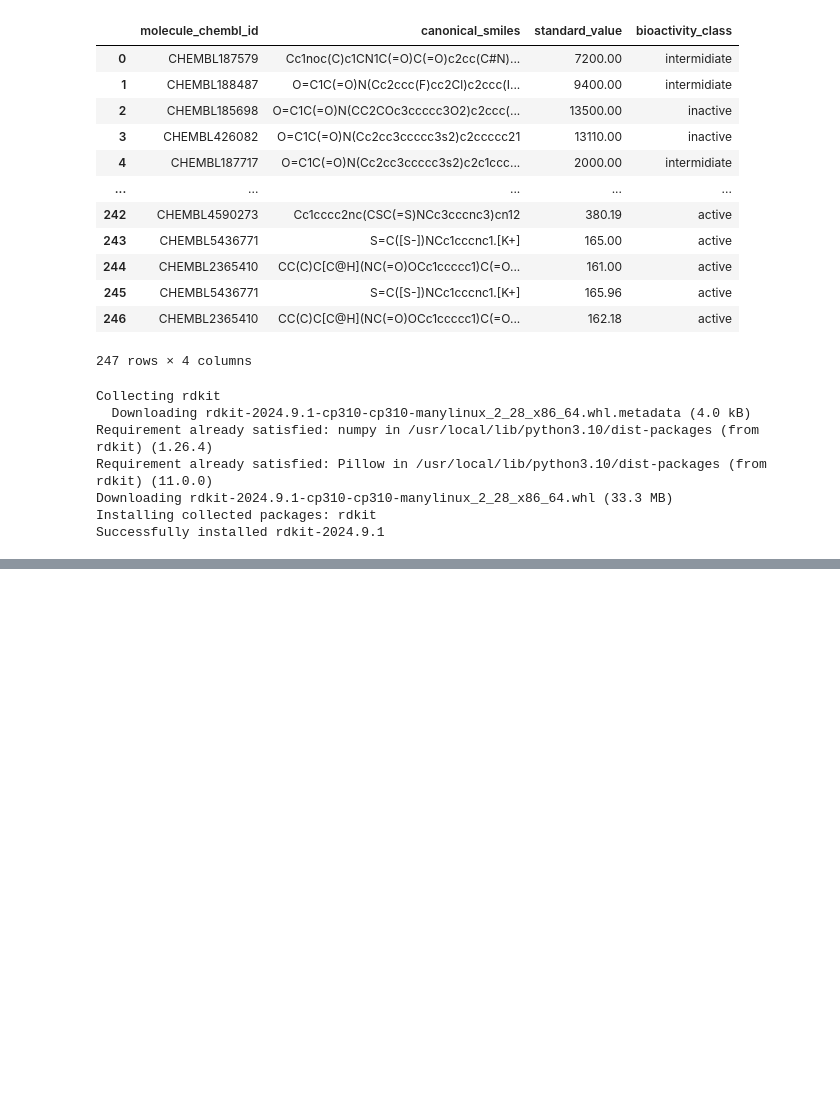
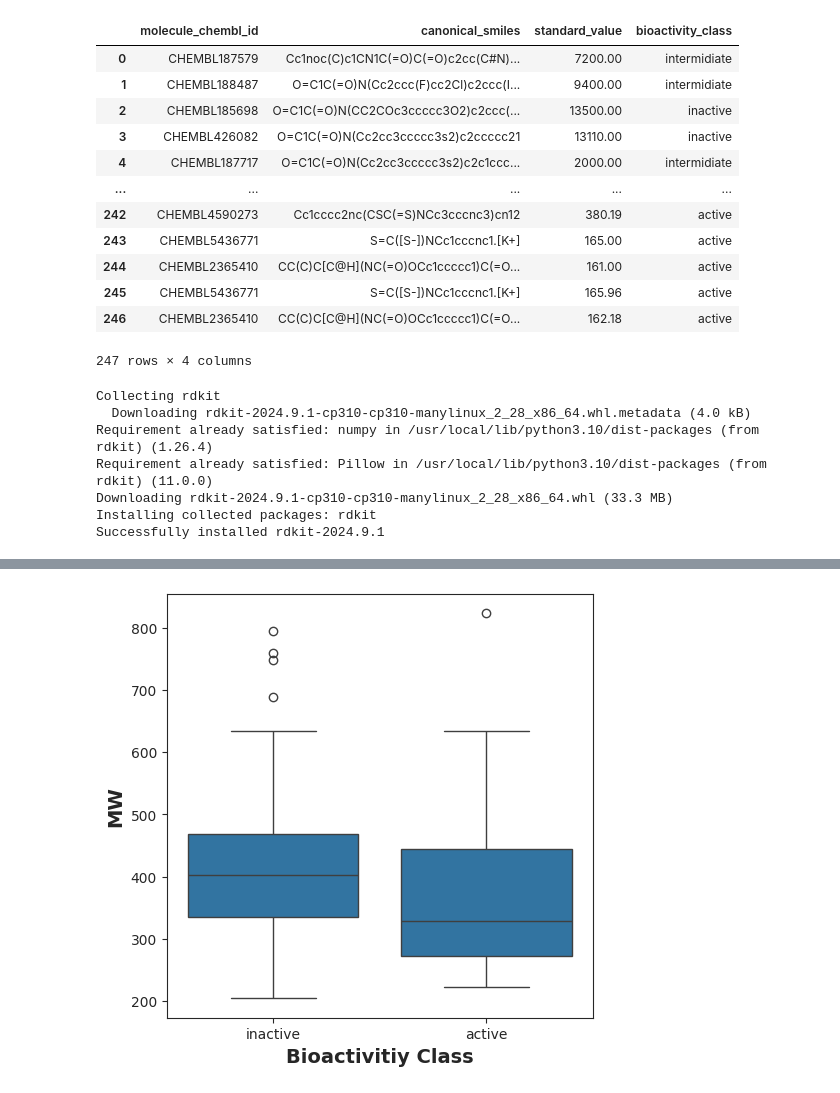
Before and after one commit to Favour-Aransiola/drug-discovery, a Jupyter notebook: drug_discovery.ipynb, the cells around one changed output, grey strips where cells are left out. Saved outputs shown, nothing was run; the diff lists cells and outputs as text; code cells hidden in the pictures; blank space fills up the shorter version.

```diff
--- a/drug_discovery.ipynb
+++ b/drug_discovery.ipynb
@@ -152,0 +339,9 @@ def lipinski(smiles, verbose=False):
+# %%
+plt.figure(figsize=(5.5,5.5))
+sns.boxplot(x='bioactivity_class', y='MW', data=df_2class)
+plt.xlabel("Bioactivitiy Class",fontsize=14, fontweight='bold')
+plt.ylabel("MW",fontsize=14, fontweight='bold')
+
+plt.savefig("plot_MW.pdf")
+# %% [output]
+[figure, added]
```
Also changed, not shown: parts of 41 cells of this notebook.
